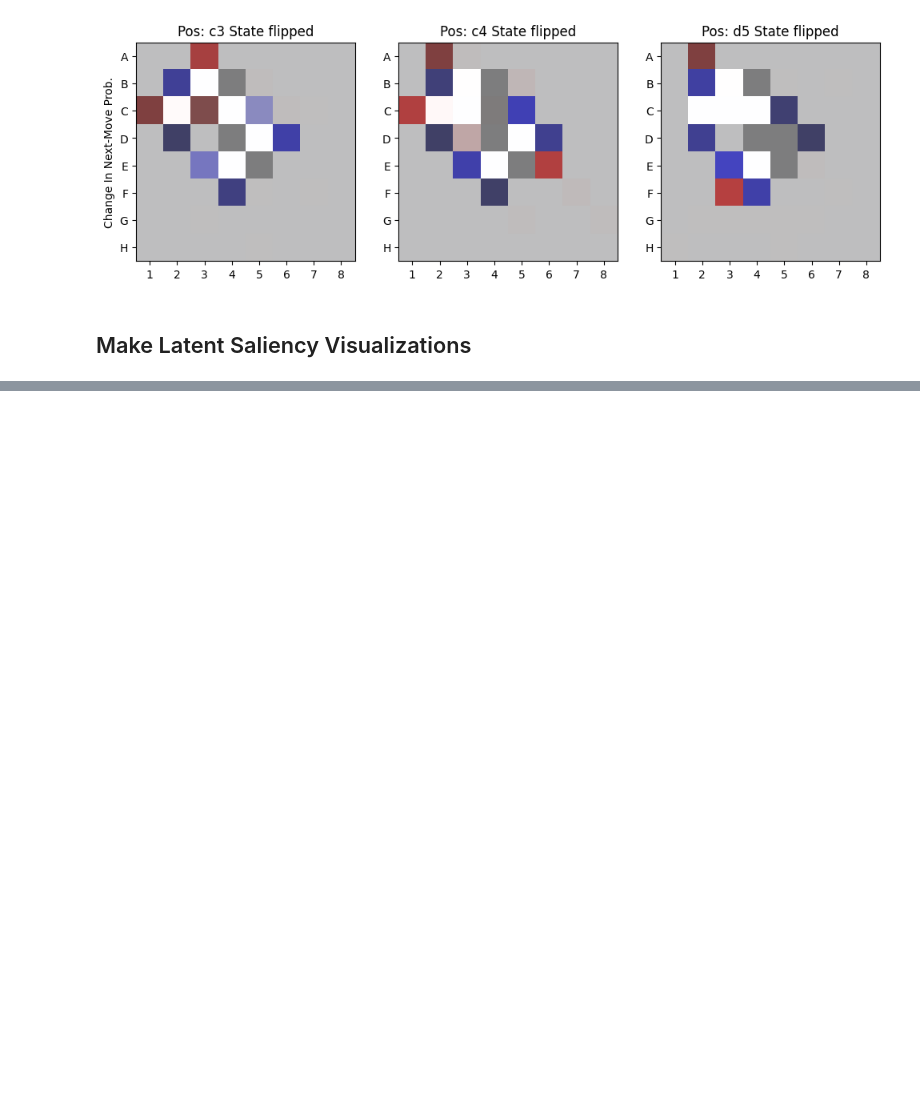
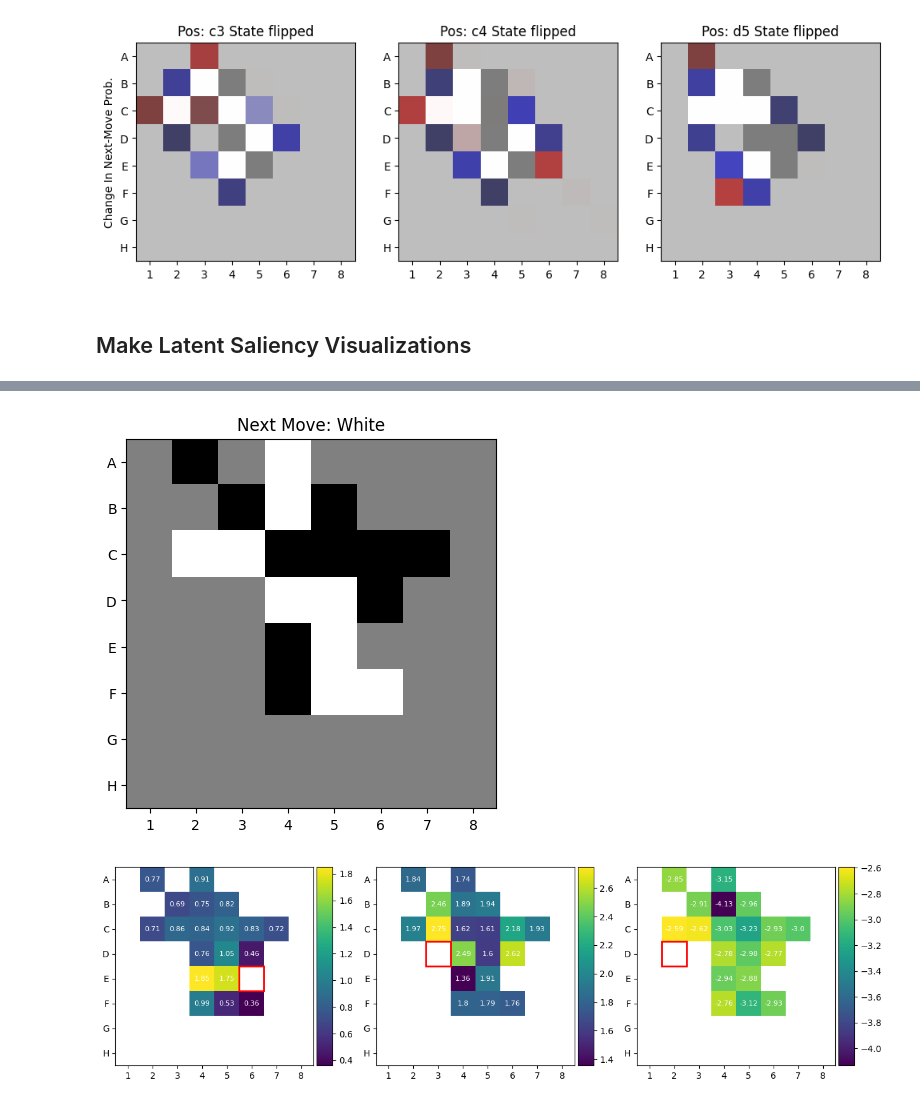
Before and after one commit to DeanHazineh/Emergent-World-Representations-Othello, a Jupyter notebook: dev_code2/view_causality_single_tile_flips.ipynb, the cells around one changed output, grey strips where cells are left out. Saved outputs shown, nothing was run; the diff lists cells and outputs as text; code cells hidden in the pictures; blank space fills up the shorter version.

```diff
--- a/dev_code2/view_causality_single_tile_flips.ipynb
+++ b/dev_code2/view_causality_single_tile_flips.ipynb
@@ -168,4 +168,4 @@ number_moves = 5
 intervention_moves = ["c3", "c4", "d5"]
 probe_path = "../EWOthello/ckpts/DeanKLi_GPT_Synthetic_8L8H/"
 probe_layer = 6
-init_board, init_pred, interv_boards, interv_preds, actions = run_game_intervention(x, number_moves, intervention_moves, probe_path, probe_layer, reassertion=False, verbose=True)
+init_board, init_pred, interv_boards, interv_preds, actions = run_game_intervention(x, number_moves, intervention_moves, probe_path, probe_layer, reassertion=False, verbose=False)
@@ -326,2 +296,15 @@ e5 Sucessfully intervened!
+# %%
+index = 499
+x, _ = game_dataset[index]
+number_moves = 15
+probe_path = "../EWOthello/ckpts/DeanKLi_GPT_Synthetic_8L8H/"
+probe_layer = 5
+
+inspect_tiles = ["E6", "D3", "D2"]
+init_board, latent_saliency, intervention_tiles_int = sweep_latent_saliency(x, number_moves, inspect_tiles, probe_path, probe_layer, verbose=False, reassertion=False)
+make_saliency_plots(init_board, latent_saliency, intervention_tiles_int, inspect_tiles, number_moves)
+# %% [output]
+[figure, added]
+[figure, added]
 # %% [markdown]
 <!-- ## Compare the causality of the old probes -->
```
Also changed, not shown: parts of 2 cells of this notebook, 7 other files.
